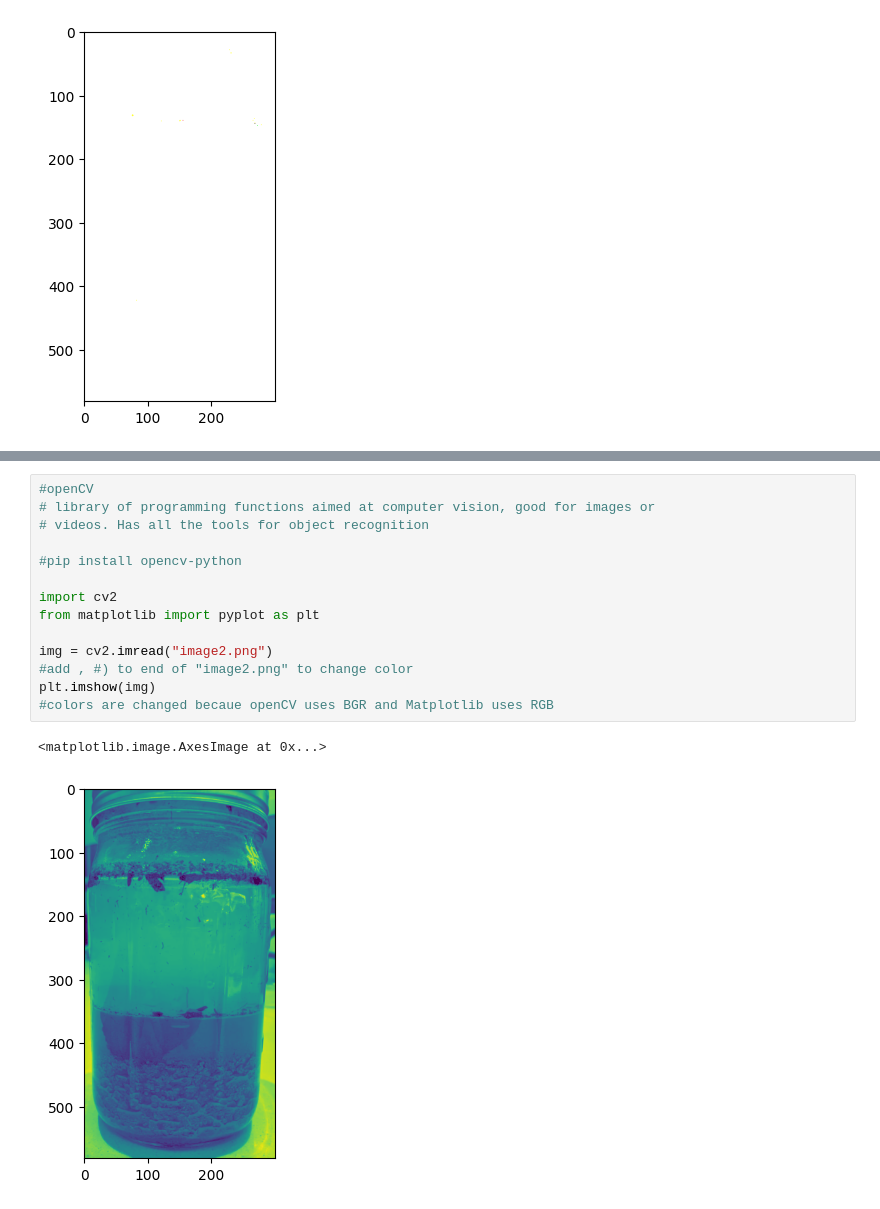
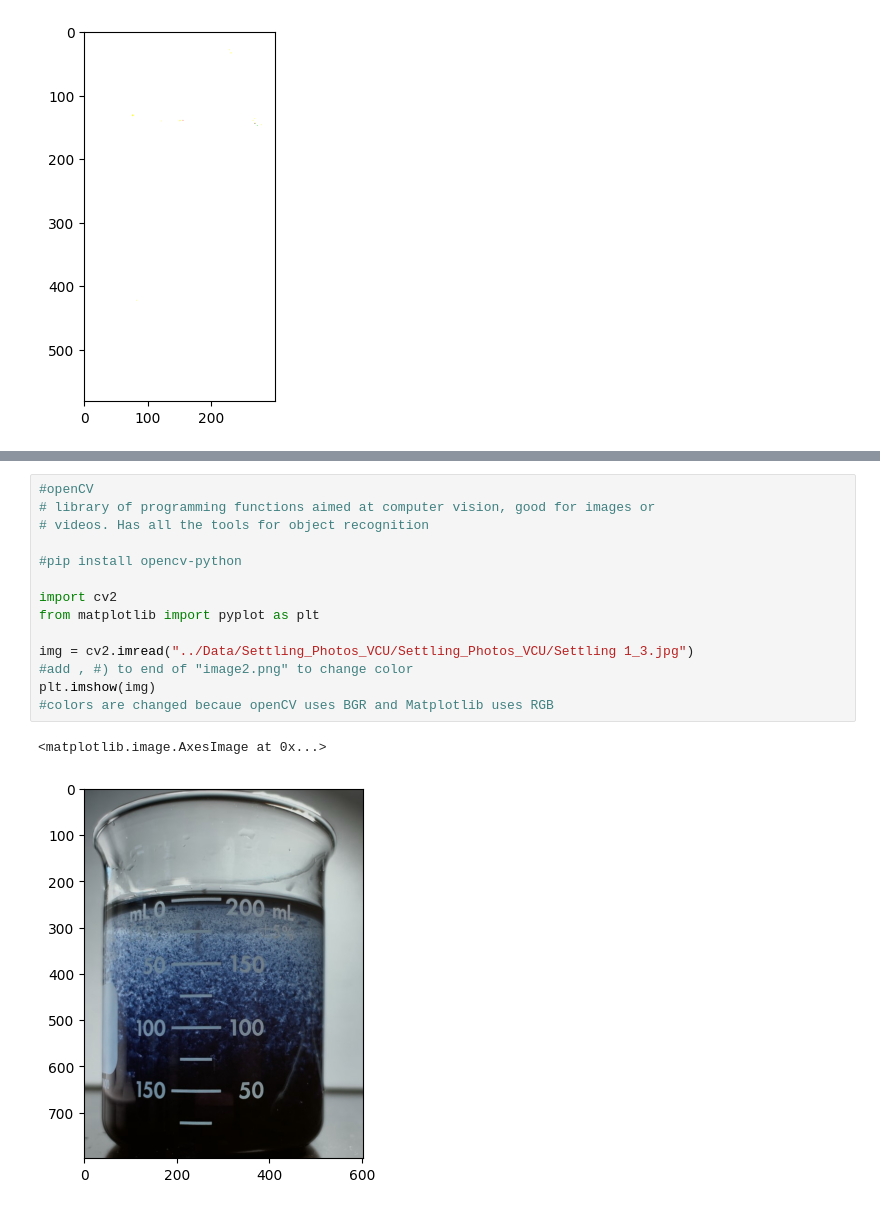
Before and after one commit to Eli-Kaplowitz/ChemTreat-Image-Analysis, a Jupyter notebook: Beginning_Image_Processing.ipynb, the cells around one changed output, grey strips where cells are left out. Cells and saved outputs as stored; diff of their text form.

```diff
--- a/Beginning_Image_Processing.ipynb
+++ b/Beginning_Image_Processing.ipynb
@@ -86,20 +87,20 @@ WARNING:matplotlib.image:Clipping input data to the valid range for imshow with
 # %%
 #openCV
 # library of programming functions aimed at computer vision, good for images or
 # videos. Has all the tools for object recognition
 
 #pip install opencv-python
 
 import cv2
 from matplotlib import pyplot as plt
 
-img = cv2.imread("image2.png")
+img = cv2.imread("../Data/Settling_Photos_VCU/Settling_Photos_VCU/Settling 1_3.jpg")
 #add , #) to end of "image2.png" to change color
 plt.imshow(img)
 #colors are changed becaue openCV uses BGR and Matplotlib uses RGB
 # %% [output]
 <matplotlib.image.AxesImage at 0x...>
-[figure, old version]
+[figure, new version]
 # %%
 #openCV
 # library of programming functions aimed at computer vision, good for images or
```
Also changed, not shown: parts of 5 cells of this notebook, 2 other files.
